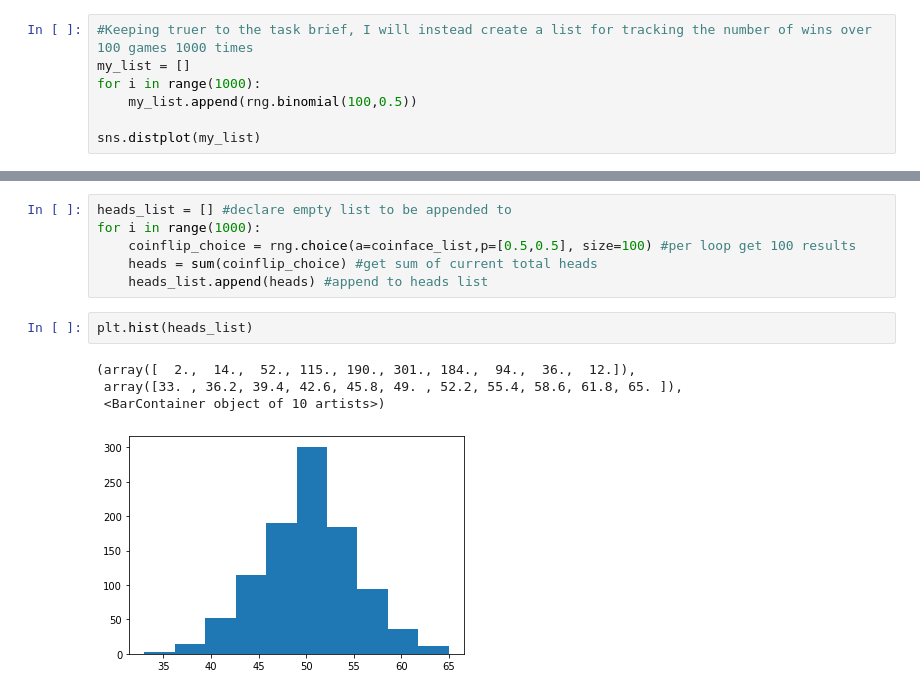
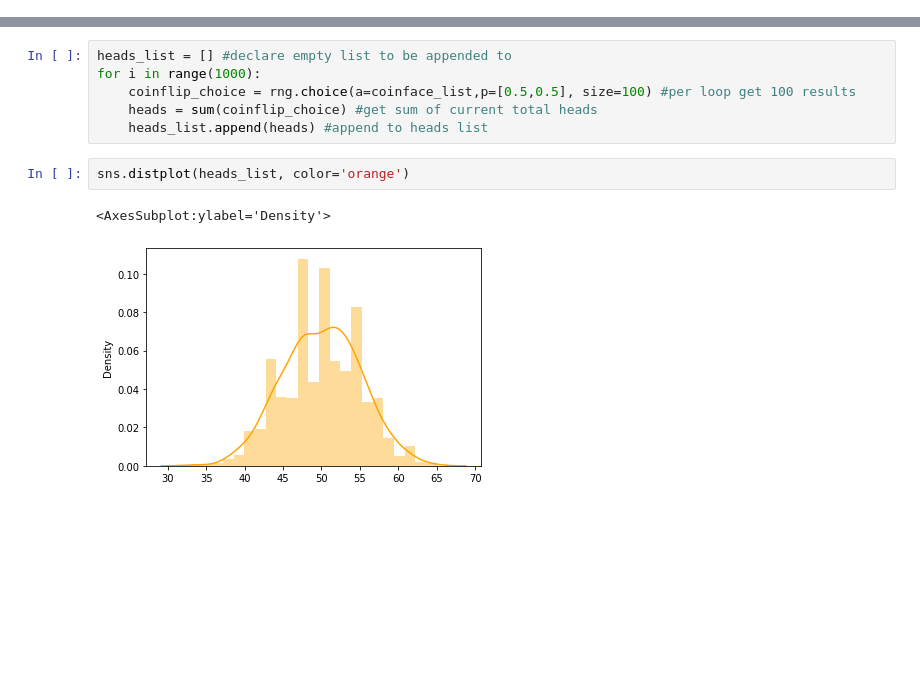
Before and after one commit to itskeithstudent/Fundamentals-Of-Data-Analysis-52446-Tasks, a Jupyter notebook: Tasks.ipynb, the cells around one changed output, grey strips where cells are left out. Saved outputs shown, nothing was run; the diff lists cells and outputs as text; blank space fills up the shorter version.

```diff
--- a/Tasks.ipynb
+++ b/Tasks.ipynb
@@ -278,7 +301,0 @@ sns.distplot(coinflip_binomial).set_title('binomial distribution for 1000 games
-# %%
-#Keeping truer to the task brief, I will instead create a list for tracking the number of wins over 100 games 1000 times
-my_list = []
-for i in range(1000):
-    my_list.append(rng.binomial(100,0.5))
-
-sns.distplot(my_list)
@@ -310,10 +330,8 @@ for i in range(1000):
     coinflip_choice = rng.choice(a=coinface_list,p=[0.5,0.5], size=100) #per loop get 100 results
     heads = sum(coinflip_choice) #get sum of current total heads
     heads_list.append(heads) #append to heads list
-# %%
-plt.hist(heads_list)
-# %% [output]
-(array([  2.,  14.,  52., 115., 190., 301., 184.,  94.,  36.,  12.]),
- array([33. , 36.2, 39.4, 42.6, 45.8, 49. , 52.2, 55.4, 58.6, 61.8, 65. ]),
- <BarContainer object of 10 artists>)
-[figure, removed]
+# %%
+sns.distplot(heads_list, color='orange')
+# %% [output]
+<AxesSubplot:ylabel='Density'>
+[figure, added]
```
Also changed, not shown: parts of 19 cells of this notebook.
